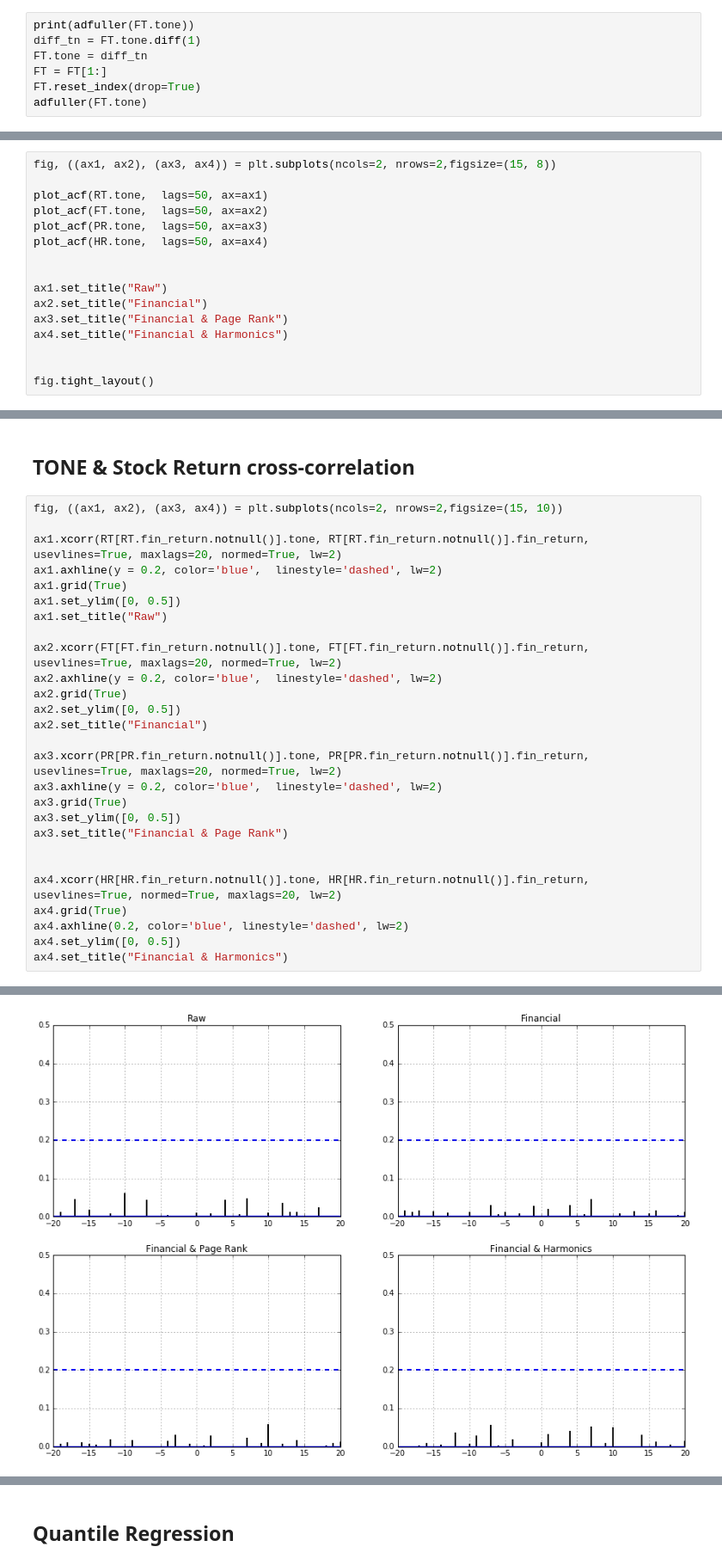
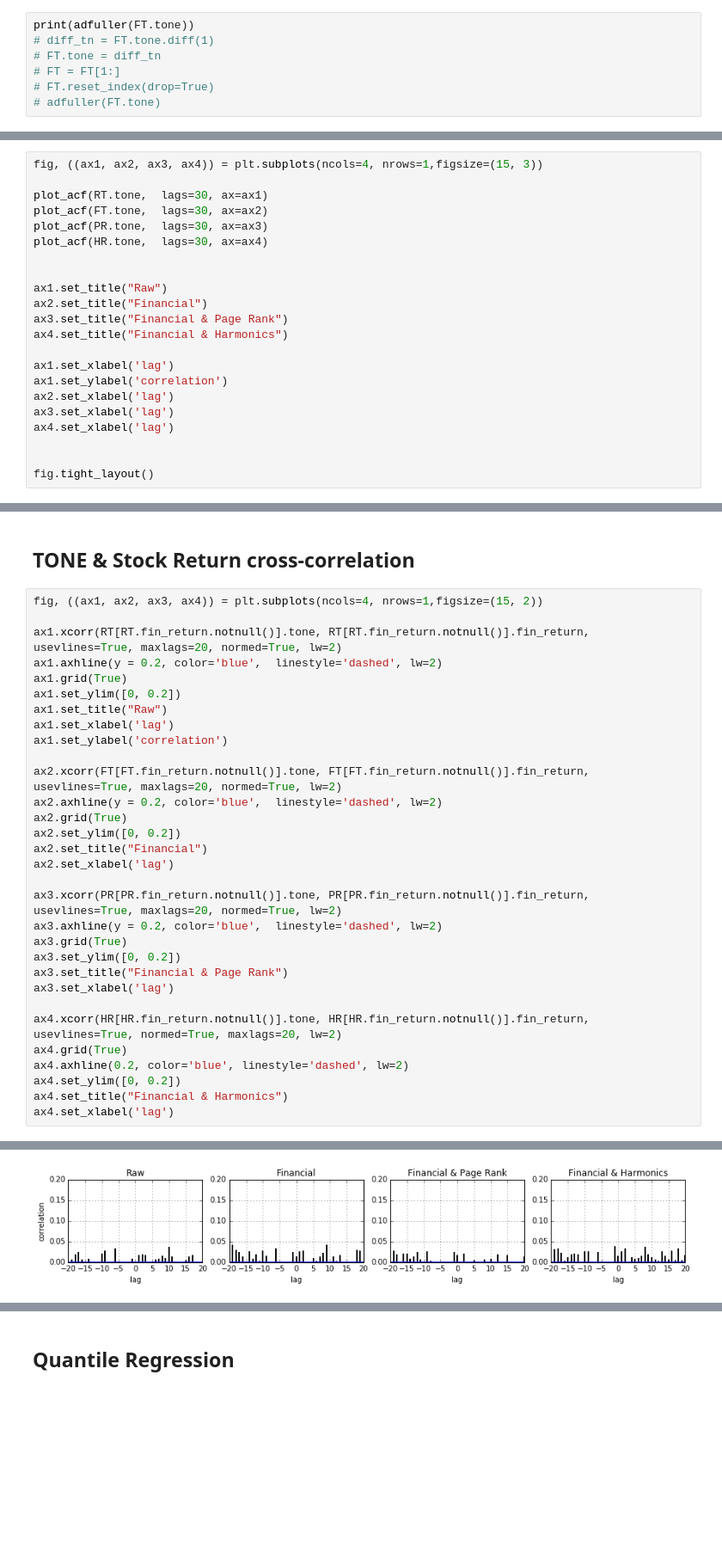
Before and after one commit to ostapkharysh/Stock-return-predictability, a Jupyter notebook: DESCRIPTIVE.ipynb, the cells around one changed output, grey strips where cells are left out. Shown: that part at 86% size. Cells and saved outputs as stored; diff of their text form; blank space fills up the shorter version.

```diff
--- a/DESCRIPTIVE.ipynb
+++ b/DESCRIPTIVE.ipynb
@@ -120,8 +110,8 @@ adfuller(RT.tone)
 # %%
 print(adfuller(FT.tone))
-diff_tn = FT.tone.diff(1)
-FT.tone = diff_tn
-FT = FT[1:]
-FT.reset_index(drop=True)
-adfuller(FT.tone)
+# diff_tn = FT.tone.diff(1)
+# FT.tone = diff_tn
+# FT = FT[1:]
+# FT.reset_index(drop=True)
+# adfuller(FT.tone)
 # %% [output]
@@ -242,12 +216,12 @@ plot_logs(HR)
 # %% [markdown]
 ## Tone Autocorrelation
 # %%
-fig, ((ax1, ax2), (ax3, ax4)) = plt.subplots(ncols=2, nrows=2,figsize=(15, 8))
+fig, ((ax1, ax2, ax3, ax4)) = plt.subplots(ncols=4, nrows=1,figsize=(15, 3))
 
-plot_acf(RT.tone,  lags=50, ax=ax1)
-plot_acf(FT.tone,  lags=50, ax=ax2)
-plot_acf(PR.tone,  lags=50, ax=ax3)
-plot_acf(HR.tone,  lags=50, ax=ax4)
+plot_acf(RT.tone,  lags=30, ax=ax1)
+plot_acf(FT.tone,  lags=30, ax=ax2)
+plot_acf(PR.tone,  lags=30, ax=ax3)
+plot_acf(HR.tone,  lags=30, ax=ax4)
 
 
 ax1.set_title("Raw")
@@ -255,6 +229,12 @@ ax2.set_title("Financial")
 ax3.set_title("Financial & Page Rank")
 ax4.set_title("Financial & Harmonics")
 
+ax1.set_xlabel('lag')
+ax1.set_ylabel('correlation')
+ax2.set_xlabel('lag')
+ax3.set_xlabel('lag')
+ax4.set_xlabel('lag')
+
 
 fig.tight_layout()
 # %% [output]
@@ -262,33 +242,37 @@ fig.tight_layout()
 # %% [markdown]
 ## TONE & Stock Return cross-correlation
 # %%
-fig, ((ax1, ax2), (ax3, ax4)) = plt.subplots(ncols=2, nrows=2,figsize=(15, 10))
+fig, ((ax1, ax2, ax3, ax4)) = plt.subplots(ncols=4, nrows=1,figsize=(15, 2))
 
 ax1.xcorr(RT[RT.fin_return.notnull()].tone, RT[RT.fin_return.notnull()].fin_return, usevlines=True, maxlags=20, normed=True, lw=2)
 ax1.axhline(y = 0.2, color='blue',  linestyle='dashed', lw=2)
 ax1.grid(True)
-ax1.set_ylim([0, 0.5])
+ax1.set_ylim([0, 0.2])
 ax1.set_title("Raw")
+ax1.set_xlabel('lag')
+ax1.set_ylabel('correlation')
 
 ax2.xcorr(FT[FT.fin_return.notnull()].tone, FT[FT.fin_return.notnull()].fin_return, usevlines=True, maxlags=20, normed=True, lw=2)
 ax2.axhline(y = 0.2, color='blue',  linestyle='dashed', lw=2)
 ax2.grid(True)
-ax2.set_ylim([0, 0.5])
+ax2.set_ylim([0, 0.2])
 ax2.set_title("Financial")
+ax2.set_xlabel('lag')
 
 ax3.xcorr(PR[PR.fin_return.notnull()].tone, PR[PR.fin_return.notnull()].fin_return, usevlines=True, maxlags=20, normed=True, lw=2)
 ax3.axhline(y = 0.2, color='blue',  linestyle='dashed', lw=2)
 ax3.grid(True)
-ax3.set_ylim([0, 0.5])
+ax3.set_ylim([0, 0.2])
 ax3.set_title("Financial & Page Rank")
-
+ax3.set_xlabel('lag')
 
 ax4.xcorr(HR[HR.fin_return.notnull()].tone, HR[HR.fin_return.notnull()].fin_return, usevlines=True, normed=True, maxlags=20, lw=2)
 ax4.grid(True)
 ax4.axhline(0.2, color='blue', linestyle='dashed', lw=2)
-ax4.set_ylim([0, 0.5])
+ax4.set_ylim([0, 0.2])
 ax4.set_title("Financial & Harmonics")
+ax4.set_xlabel('lag')
 # %% [output]
 <matplotlib.text.Text at 0x...>
-[figure, old version]
+[figure, new version]
 # %%
```
Also changed, not shown: parts of 67 cells of this notebook, 22 other files.
